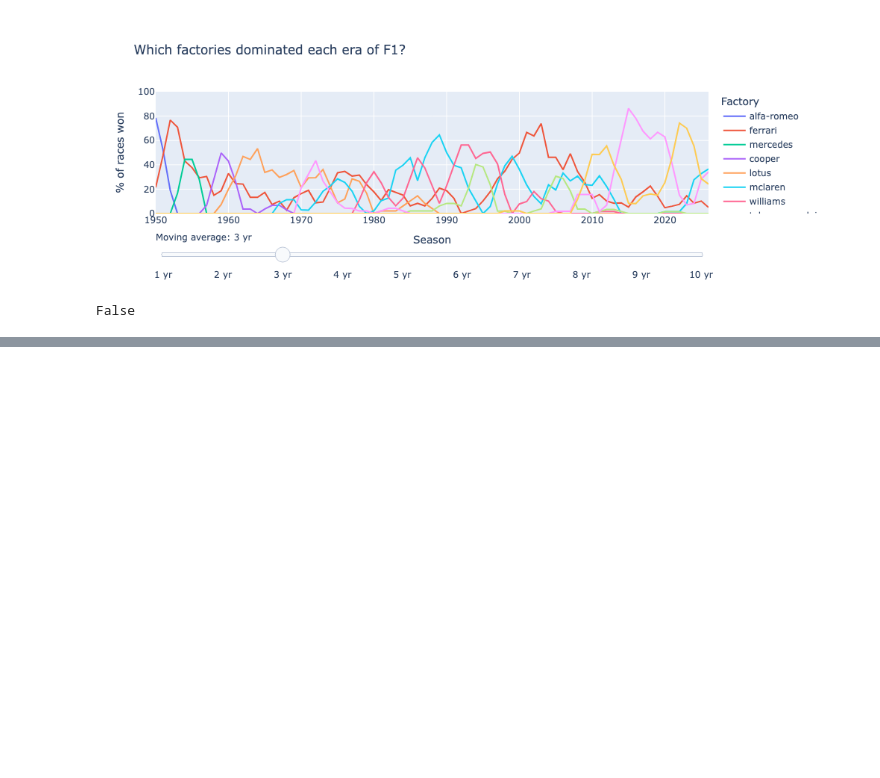
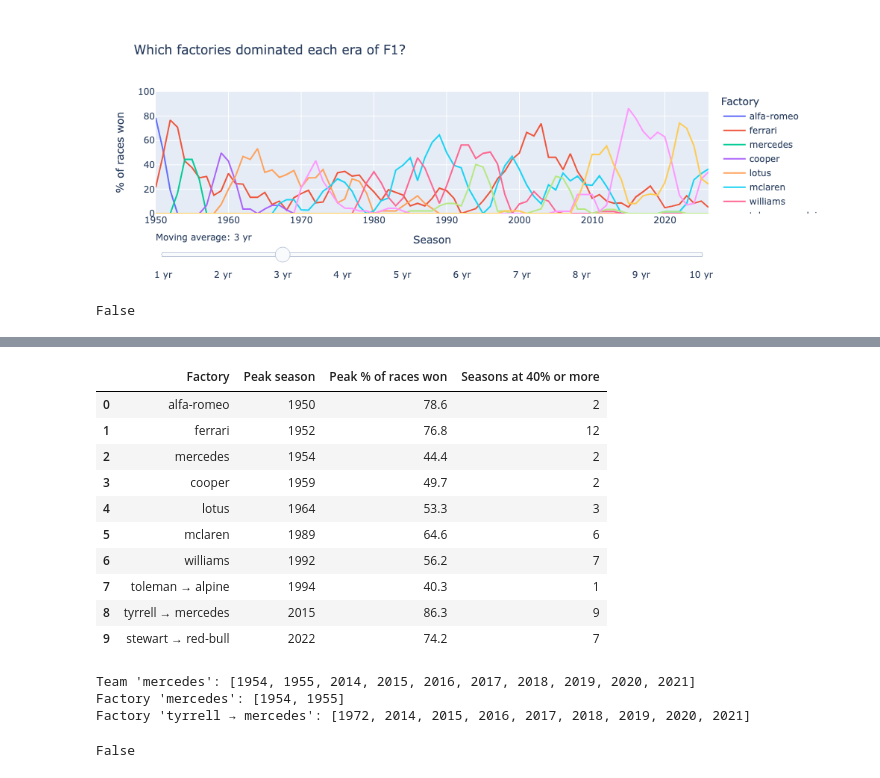
Before and after one commit to AliR-lab/f1-analytics, a Jupyter notebook: notebooks/01_dominant_teams.ipynb, the cells around one changed output, grey strips where cells are left out. Cells and saved outputs as stored; diff of their text form; code cells hidden in the pictures; blank space fills up the shorter version.

```diff
--- a/notebooks/01_dominant_teams.ipynb
+++ b/notebooks/01_dominant_teams.ipynb
@@ -667,0 +692,4 @@ False
+# %%
+engine_peaks = peak_table(engine_smooth, dominant_engines, "Engine")
+factory_peaks = peak_table(factory_smooth, dominant_factories, "Factory")
+engine_peaks
@@ -667,0 +707,48 @@ False
+# %%
+factory_peaks
+# %% [output]
+|  | Factory | Peak season | Peak % of races won | Seasons at 40% or more |
+| 0 | alfa-romeo | 1950 | 78.6 | 2 |
+| 1 | ferrari | 1952 | 76.8 | 12 |
+| 2 | mercedes | 1954 | 44.4 | 2 |
+| 3 | cooper | 1959 | 49.7 | 2 |
+| 4 | lotus | 1964 | 53.3 | 3 |
+| 5 | mclaren | 1989 | 64.6 | 6 |
+| 6 | williams | 1992 | 56.2 | 7 |
+| 7 | toleman → alpine | 1994 | 40.3 | 1 |
+| 8 | tyrrell → mercedes | 2015 | 86.3 | 9 |
+| 9 | stewart → red-bull | 2022 | 74.2 | 7 |
+# %%
+print("Team 'mercedes':", smooth.index[smooth["mercedes"] >= 40].tolist())
+print("Factory 'mercedes':", factory_smooth.index[factory_smooth["mercedes"] >= 40].tolist())
+print("Factory 'tyrrell → mercedes':", factory_smooth.index[factory_smooth["tyrrell → mercedes"] >= 40].tolist())
+# %% [output]
+Team 'mercedes': [1954, 1955, 2014, 2015, 2016, 2017, 2018, 2019, 2020, 2021]
+Factory 'mercedes': [1954, 1955]
+Factory 'tyrrell → mercedes': [1972, 2014, 2015, 2016, 2017, 2018, 2019, 2020, 2021]
+# %%
+spanish_headers = {
+    "Team": "Equipo",
+    "Engine": "Motor",
+    "Factory": "Fábrica",
+    "Peak season": "Temporada del pico",
+    "Peak % of races won": "Pico de % de carreras ganadas",
+    "Seasons at 40% or more": "Temporadas en el 40% o más",
+}
+
+def table_html(df, lang):
+    if lang == "es":
+        return df.rename(columns=spanish_headers).to_html(index=False, classes="data-table", border=0, decimal=",")
+    return df.to_html(index=False, classes="data-table", border=0)
+
+report = Path("../dashboard/report_template.html").read_text(encoding="utf-8")
+
+for name, df in [("TEAM", team_peaks), ("ENGINE", engine_peaks), ("FACTORY", factory_peaks)]:
+    for lang in ["en", "es"]:
+        placeholder = "{{" + name + "_TABLE_" + lang.upper() + "}}"
+        report = report.replace(placeholder, table_html(df, lang))
+
+Path("../docs/report.html").write_text(report, encoding="utf-8")
+print("{{" in report)
+# %% [output]
+False
```
Also changed, not shown: parts of 2 cells of this notebook, 2 other files.
